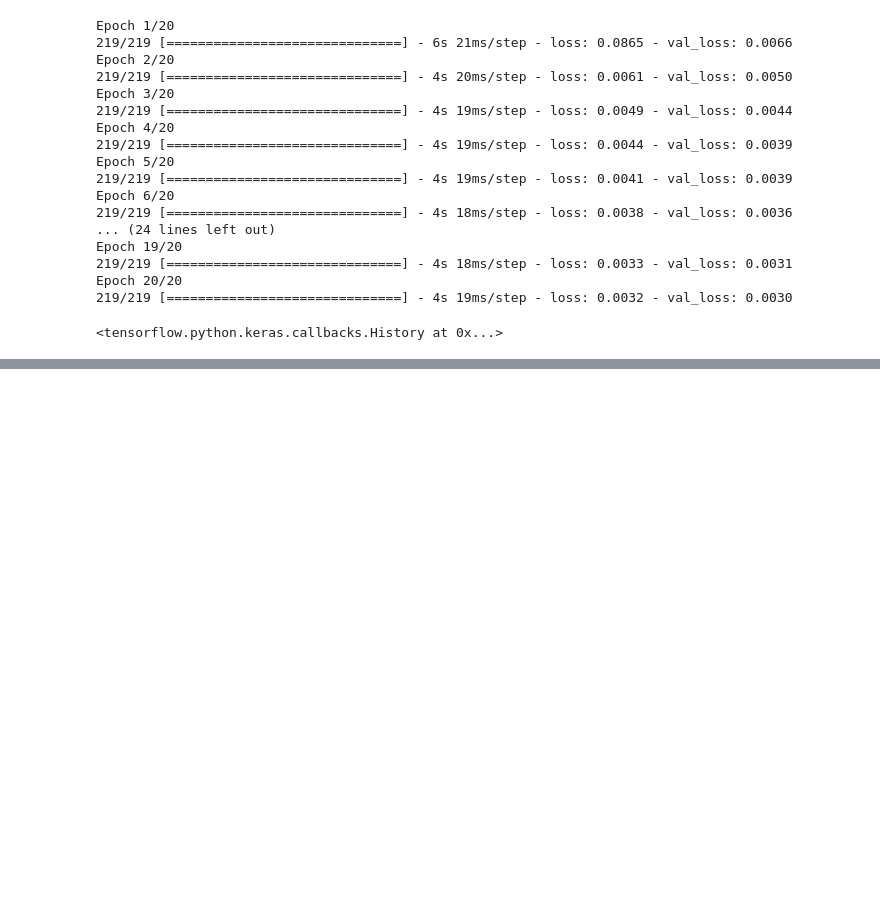
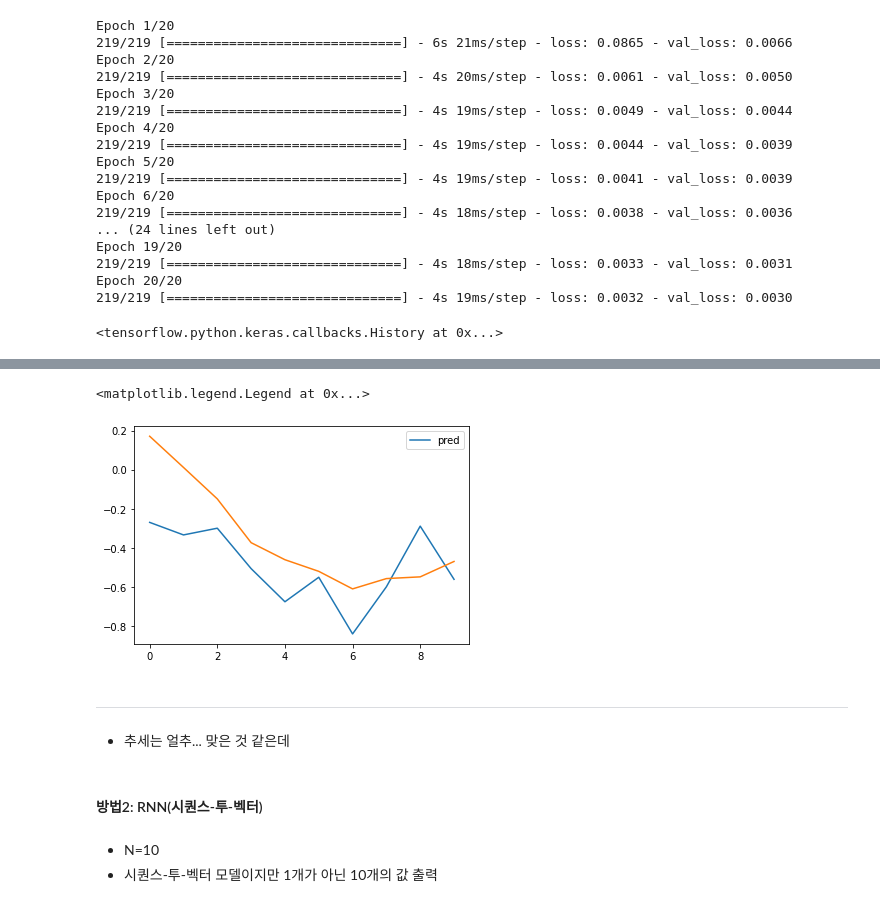
Before and after one commit to PingPingE/Learn_ML_DL, a Jupyter notebook: Practice/Hands_On_ML/ch15.ipynb, the cells around one changed output, grey strips where cells are left out. Saved outputs shown, nothing was run; the diff lists cells and outputs as text; code cells hidden in the pictures; blank space fills up the shorter version.

```diff
--- a/Practice/Hands_On_ML/ch15.ipynb
+++ b/Practice/Hands_On_ML/ch15.ipynb
@@ -338,0 +373,10 @@ Epoch 20/20
+# %%
+n_steps=50
+series=generate_time_series(1,n_steps+10)
+X_new, Y_new = series[:,:n_steps], series[:,n_steps:]
+X=X_new
+for step_ahead in range(10):
+  y_pred_one = model4.predict(X[:,step_ahead:])[:,np.newaxis,:] #차원 맞춰 주고
+  X=np.concatenate([X, y_pred_one],axis=1) #기존 인풋과 concat
+
+Y_pred = X[:, n_steps:] #뒤에 10개 X로 Y_new예측
@@ -338,0 +409,15 @@ Epoch 20/20
+# %%
+plt.plot(Y_pred.reshape(10,-1), label='pred')
+plt.plot(Y_new.reshape(10,-1))
+plt.legend()
+# %% [output]
+<matplotlib.legend.Legend at 0x...>
+[figure, added]
+# %% [markdown]
+---------
+- 추세는 얼추... 맞은 것 같은데
+# %% [markdown]
+#### 방법2: RNN(시퀀스-투-벡터)
+# %% [markdown]
+- N=10
+- 시퀀스-투-벡터 모델이지만 1개가 아닌 10개의 값 출력
```
Also changed, not shown: parts of 27 cells of this notebook.
